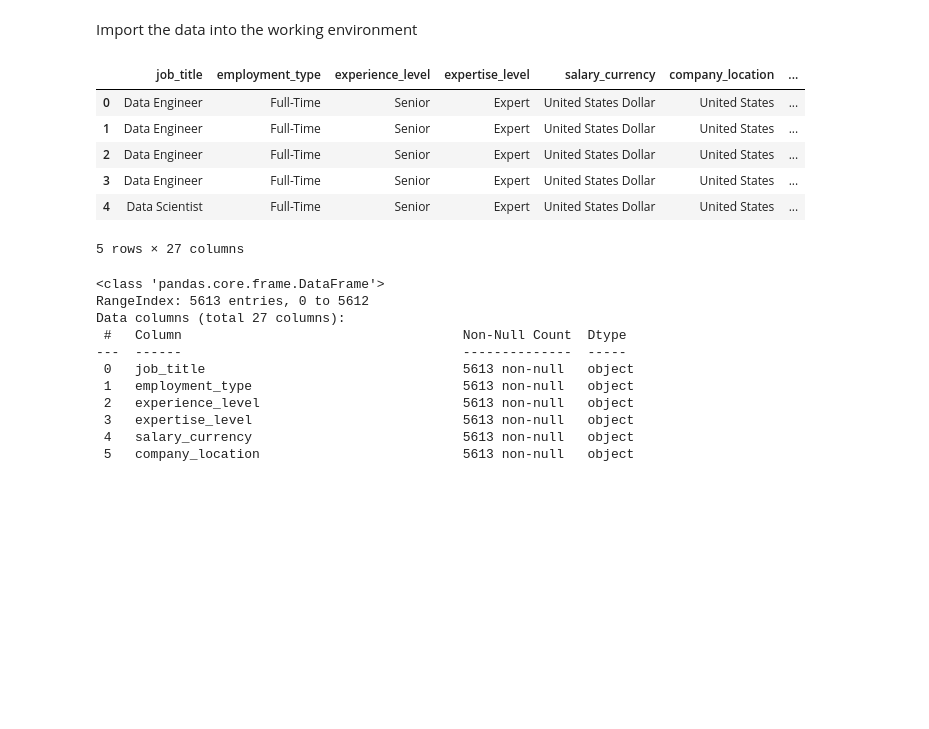
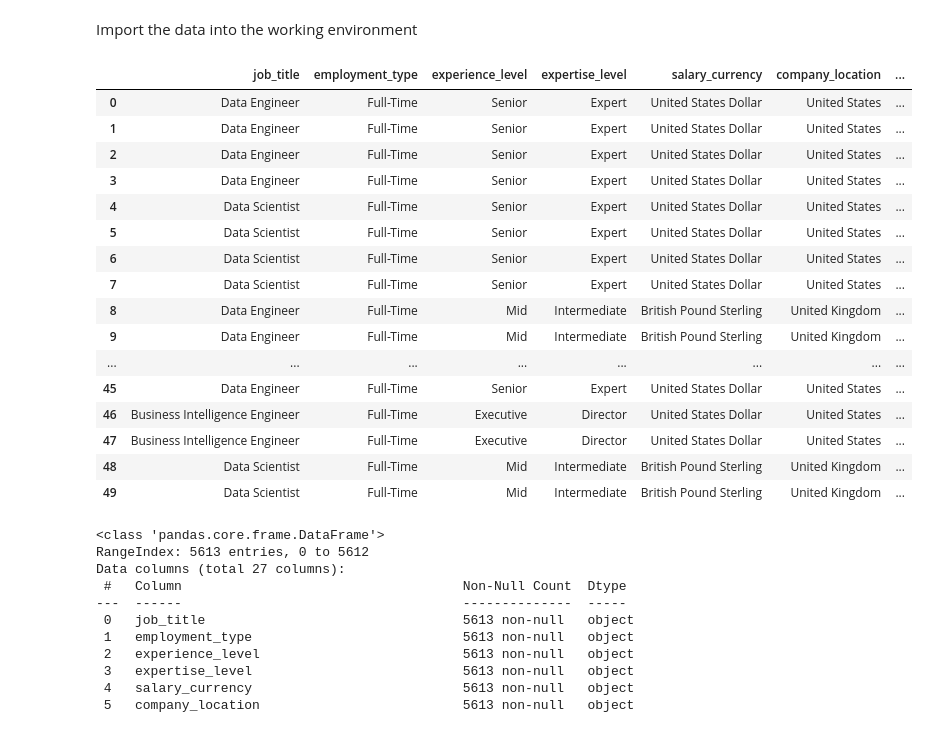
Before and after one commit to IuliiaBolgova/Capstone-Project, a Jupyter notebook: notebooks/Pre-processing & Training Data.ipynb, the cells around one changed output. Drawn from its saved outputs; the diff is of its cells as text; code cells hidden in the pictures; blank space fills up the shorter version.

```diff
--- a/notebooks/Pre-processing & Training Data.ipynb
+++ b/notebooks/Pre-processing & Training Data.ipynb
@@ -29,15 +29,25 @@ salaries = pd.read_csv('/Users/juliabolgova/Documents/CapstoneProject/data/inter
 salaries.set_index('Unnamed: 0', inplace=True)
 salaries.reset_index(drop=True, inplace=True)
 # %%
-salaries.head()
+salaries.head(50)
 # %% [output]
 |  | job_title | employment_type | experience_level | expertise_level | salary_currency | company_location | ... |
 | 0 | Data Engineer | Full-Time | Senior | Expert | United States Dollar | United States | ... |
 | 1 | Data Engineer | Full-Time | Senior | Expert | United States Dollar | United States | ... |
 | 2 | Data Engineer | Full-Time | Senior | Expert | United States Dollar | United States | ... |
 | 3 | Data Engineer | Full-Time | Senior | Expert | United States Dollar | United States | ... |
 | 4 | Data Scientist | Full-Time | Senior | Expert | United States Dollar | United States | ... |
+| 5 | Data Scientist | Full-Time | Senior | Expert | United States Dollar | United States | ... |
+| 6 | Data Scientist | Full-Time | Senior | Expert | United States Dollar | United States | ... |
+| 7 | Data Scientist | Full-Time | Senior | Expert | United States Dollar | United States | ... |
+| 8 | Data Engineer | Full-Time | Mid | Intermediate | British Pound Sterling | United Kingdom | ... |
+| 9 | Data Engineer | Full-Time | Mid | Intermediate | British Pound Sterling | United Kingdom | ... |
+| ... | ... | ... | ... | ... | ... | ... | ... |
+| 45 | Data Engineer | Full-Time | Senior | Expert | United States Dollar | United States | ... |
+| 46 | Business Intelligence Engineer | Full-Time | Executive | Director | United States Dollar | United States | ... |
+| 47 | Business Intelligence Engineer | Full-Time | Executive | Director | United States Dollar | United States | ... |
+| 48 | Data Scientist | Full-Time | Mid | Intermediate | British Pound Sterling | United Kingdom | ... |
+| 49 | Data Scientist | Full-Time | Mid | Intermediate | British Pound Sterling | United Kingdom | ... |
-5 rows × 27 columns
 # %%
 salaries.info()
 # %% [output]
```
Also changed, not shown: parts of 19 cells of this notebook, 2 other files.
